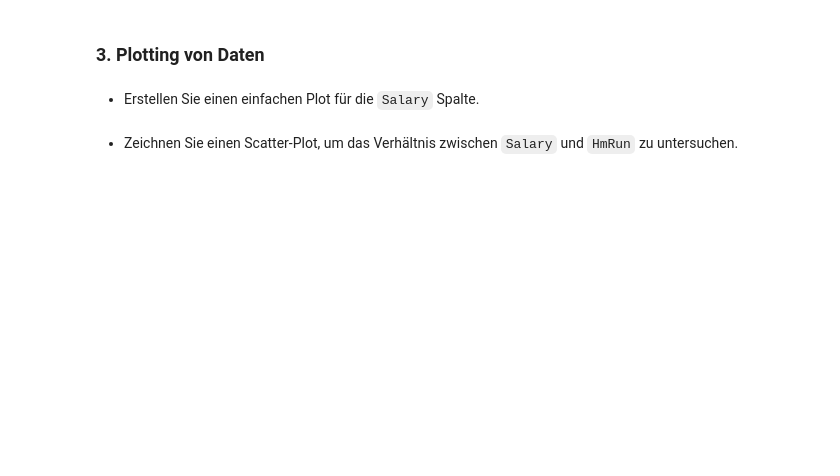
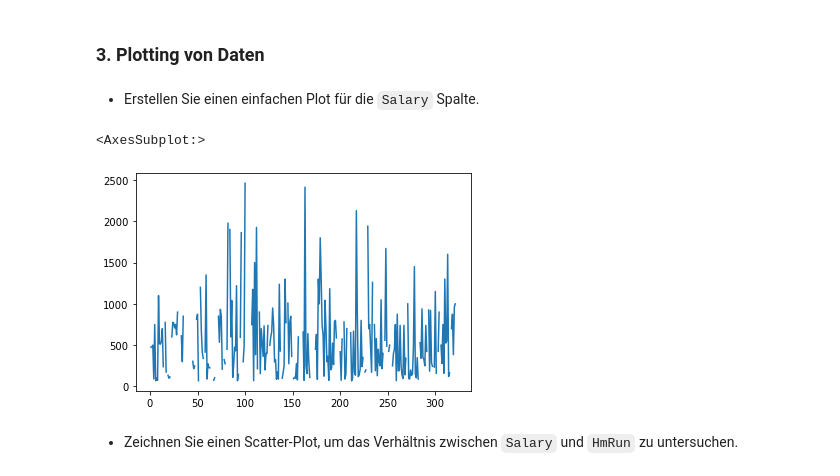
Before and after one commit to Lumi1070/ml-kurs, a Jupyter notebook: 0_PandasIntro.ipynb, the cells around one changed output. Saved outputs shown, nothing was run; the diff lists cells and outputs as text; code cells hidden in the pictures; blank space fills up the shorter version.

```diff
--- a/0_PandasIntro.ipynb
+++ b/0_PandasIntro.ipynb
@@ -8,7 +8,8 @@ In diesem Notebook wollen wir uns die Grundlagen Pandas und Jupyter anhang von A
 - Laden Sie den Datensatz `hitters.csv` in einen Pandas DataFrame.
 # %%
 import pandas as pd
-pd.read_csv("./hitters.csv")
+hitters = pd.read_csv("./hitters.csv")
+hitters
 # %% [output]
 |  | Player | AtBat | Hits | HmRun | Runs | RBI | Walks | Years | CAtBat | CHits | ... | ... |
 | 0 | -Andy Allanson | 293 | 66 | 1 | 30 | 29 | 14 | 1 | 293 | 66 | ... | ... |
@@ -45,5 +162,10 @@ pd.read_csv("./hitters.csv")
 ### 3. Plotting von Daten
 # %% [markdown]
 - Erstellen Sie einen einfachen Plot für die `Salary` Spalte.
+# %%
+hitters["Salary"].plot()
+# %% [output]
+<AxesSubplot:>
+[figure, added]
 # %% [markdown]
 - Zeichnen Sie einen Scatter-Plot, um das Verhältnis zwischen `Salary` und `HmRun` zu untersuchen.
```
Also changed, not shown: parts of 12 cells of this notebook, 4 other files.
